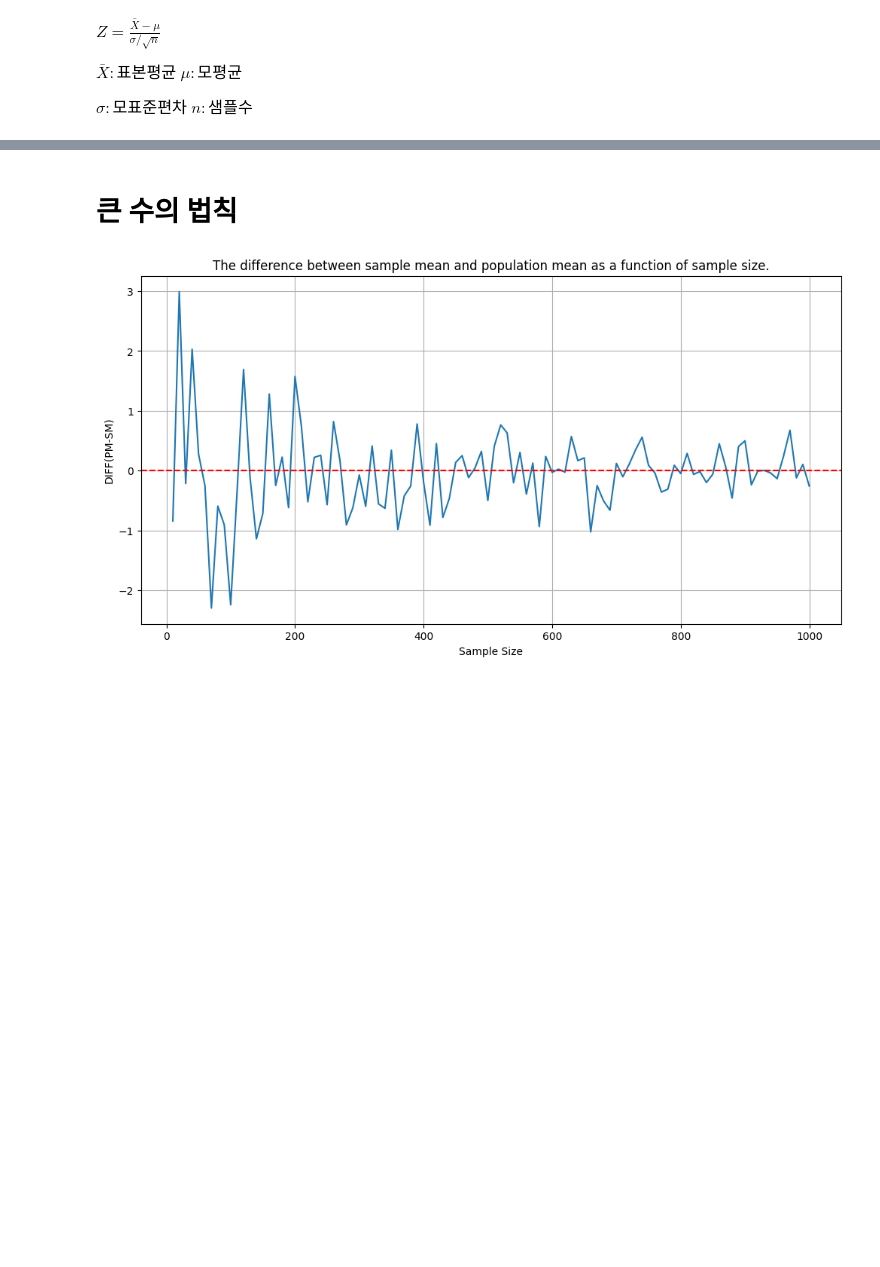
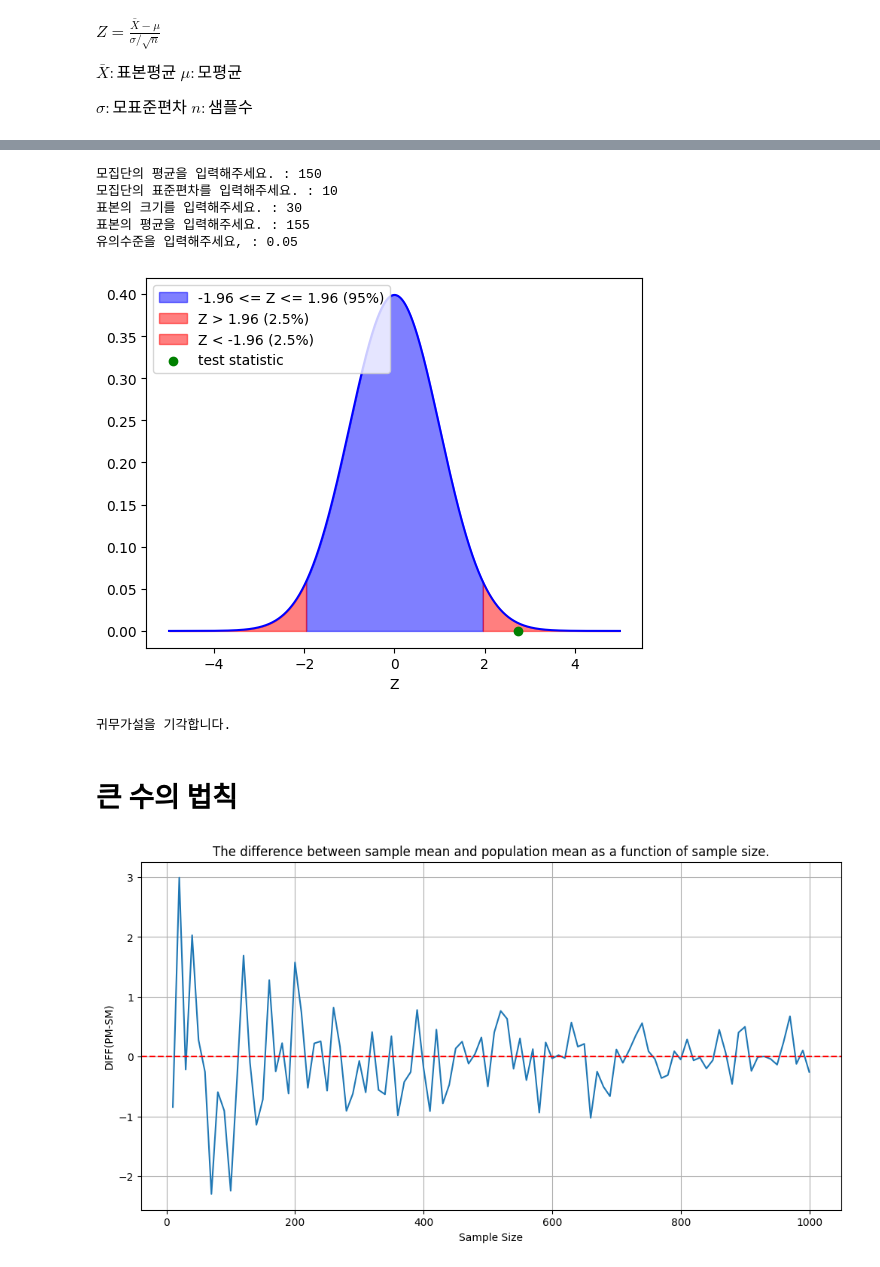
Before and after one commit to jason96819/Studying, a Jupyter notebook: statics/hypothesis_testing.ipynb, the cells around one changed output, grey strips where cells are left out. Saved outputs shown, nothing was run; the diff lists cells and outputs as text; code cells hidden in the pictures; blank space fills up the shorter version.

```diff
--- a/statics/hypothesis_testing.ipynb
+++ b/statics/hypothesis_testing.ipynb
@@ -86,3 +181,24 @@ left_testing(-4, 0.05)
+# %%
+def print_z_value_and_two_tailed_testing():
+    population_mean = float(input('모집단의 평균을 입력해주세요. : '))
+    population_stddev = float(input('모집단의 표준편차를 입력해주세요. : '))
+    sample_size = float(input('표본의 크기를 입력해주세요. : '))
+    sample_mean = float(input('표본의 평균을 입력해주세요. : '))
+    significance_level = float(input('유의수준을 입력해주세요, : '))
+
+    Z = (sample_mean - population_mean) / (population_stddev / np.sqrt(sample_size))
+
+    two_tailed_testing(Z, significance_level)
+# %%
+print_z_value_and_two_tailed_testing()
+# %% [output]
+모집단의 평균을 입력해주세요. : 150
+모집단의 표준편차를 입력해주세요. : 10
+표본의 크기를 입력해주세요. : 30
+표본의 평균을 입력해주세요. : 155
+유의수준을 입력해주세요, : 0.05
+[figure, added]
+귀무가설을 기각합니다.
 # %% [markdown]
 # 큰 수의 법칙
 # %%
```
Also changed, not shown: parts of 15 cells of this notebook.
